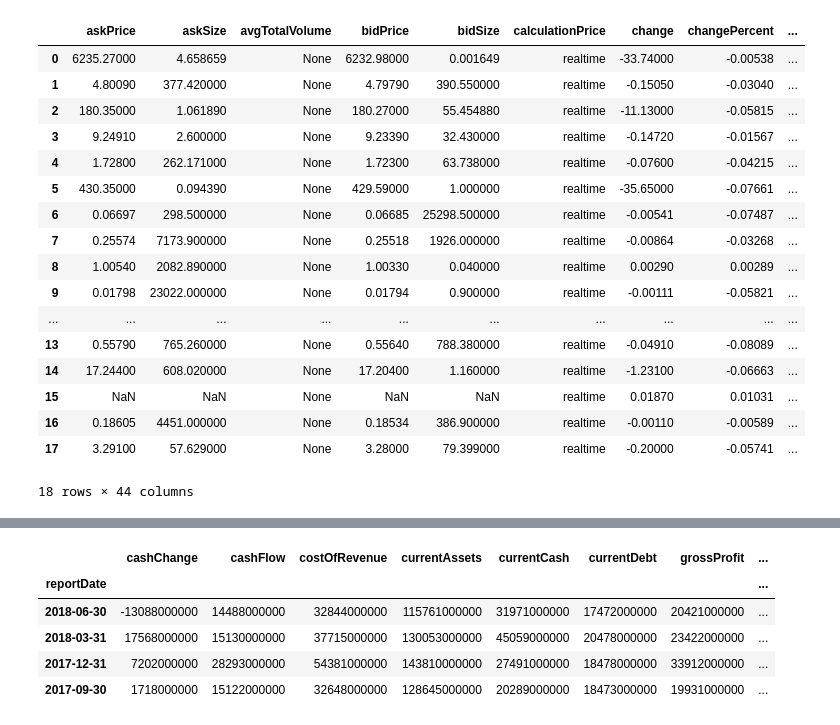
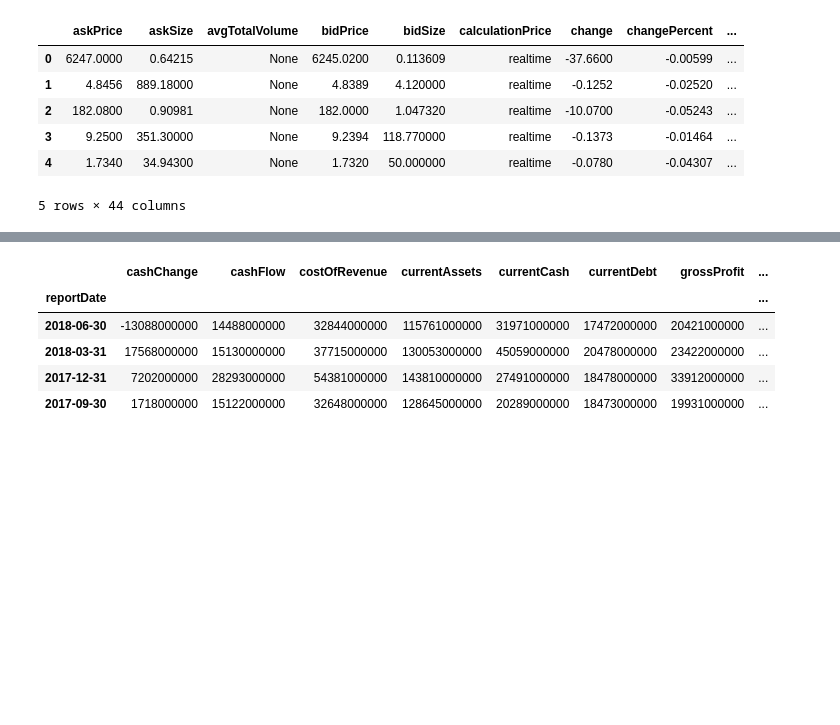
Before and after one commit to tkp-archive/pyEX, a Jupyter notebook: all.ipynb, the cells around one changed output, grey strips where cells are left out. Cells and saved outputs as stored; diff of their text form; code cells hidden in the pictures; blank space fills up the shorter version.

```diff
--- a/all.ipynb
+++ b/all.ipynb
@@ -58,24 +36,13 @@ pyEX.collectionsDF('sector', 'Health Care')
 # %%
-pyEX.cryptoDF()
+pyEX.cryptoDF().head()
 # %% [output]
 |  | askPrice | askSize | avgTotalVolume | bidPrice | bidSize | calculationPrice | change | changePercent | ... |
-| 0 | 6235.27000 | 4.658659 | None | 6232.98000 | 0.001649 | realtime | -33.74000 | -0.00538 | ... |
-| 1 | 4.80090 | 377.420000 | None | 4.79790 | 390.550000 | realtime | -0.15050 | -0.03040 | ... |
-| 2 | 180.35000 | 1.061890 | None | 180.27000 | 55.454880 | realtime | -11.13000 | -0.05815 | ... |
-| 3 | 9.24910 | 2.600000 | None | 9.23390 | 32.430000 | realtime | -0.14720 | -0.01567 | ... |
-| 4 | 1.72800 | 262.171000 | None | 1.72300 | 63.738000 | realtime | -0.07600 | -0.04215 | ... |
-| 5 | 430.35000 | 0.094390 | None | 429.59000 | 1.000000 | realtime | -35.65000 | -0.07661 | ... |
-| 6 | 0.06697 | 298.500000 | None | 0.06685 | 25298.500000 | realtime | -0.00541 | -0.07487 | ... |
-| 7 | 0.25574 | 7173.900000 | None | 0.25518 | 1926.000000 | realtime | -0.00864 | -0.03268 | ... |
-| 8 | 1.00540 | 2082.890000 | None | 1.00330 | 0.040000 | realtime | 0.00290 | 0.00289 | ... |
-| 9 | 0.01798 | 23022.000000 | None | 0.01794 | 0.900000 | realtime | -0.00111 | -0.05821 | ... |
-| ... | ... | ... | ... | ... | ... | ... | ... | ... | ... |
-| 13 | 0.55790 | 765.260000 | None | 0.55640 | 788.380000 | realtime | -0.04910 | -0.08089 | ... |
-| 14 | 17.24400 | 608.020000 | None | 17.20400 | 1.160000 | realtime | -1.23100 | -0.06663 | ... |
-| 15 | NaN | NaN | None | NaN | NaN | realtime | 0.01870 | 0.01031 | ... |
-| 16 | 0.18605 | 4451.000000 | None | 0.18534 | 386.900000 | realtime | -0.00110 | -0.00589 | ... |
-| 17 | 3.29100 | 57.629000 | None | 3.28000 | 79.399000 | realtime | -0.20000 | -0.05741 | ... |
+| 0 | 6247.0000 | 0.64215 | None | 6245.0200 | 0.113609 | realtime | -37.6600 | -0.00599 | ... |
+| 1 | 4.8456 | 889.18000 | None | 4.8389 | 4.120000 | realtime | -0.1252 | -0.02520 | ... |
+| 2 | 182.0800 | 0.90981 | None | 182.0000 | 1.047320 | realtime | -10.0700 | -0.05243 | ... |
+| 3 | 9.2500 | 351.30000 | None | 9.2394 | 118.770000 | realtime | -0.1373 | -0.01464 | ... |
+| 4 | 1.7340 | 34.94300 | None | 1.7320 | 50.000000 | realtime | -0.0780 | -0.04307 | ... |
-18 rows × 44 columns
+5 rows × 44 columns
 # %%
 pyEX.delayedQuoteDF(symbol)
 # %% [output]
```
Also changed, not shown: parts of 10 cells of this notebook, 1 other file.
